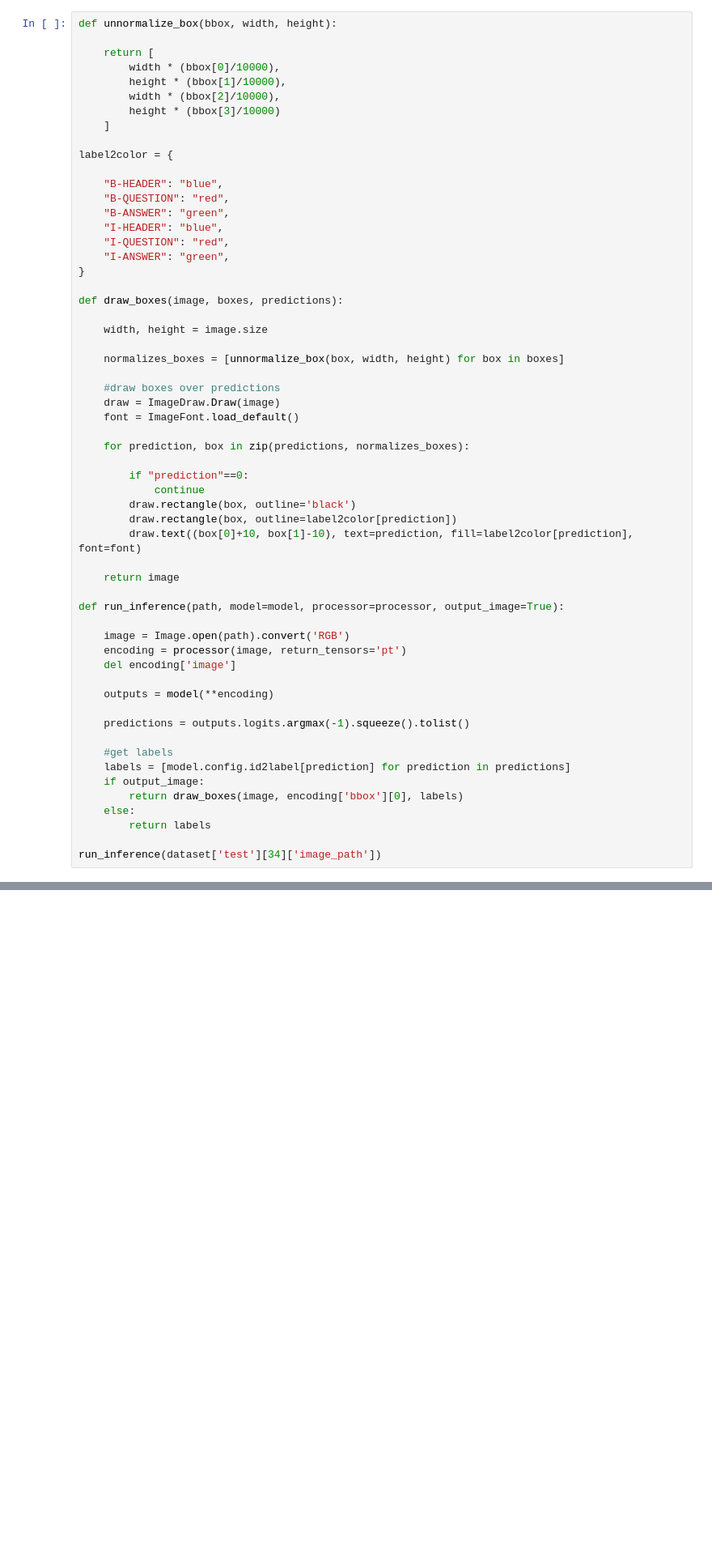
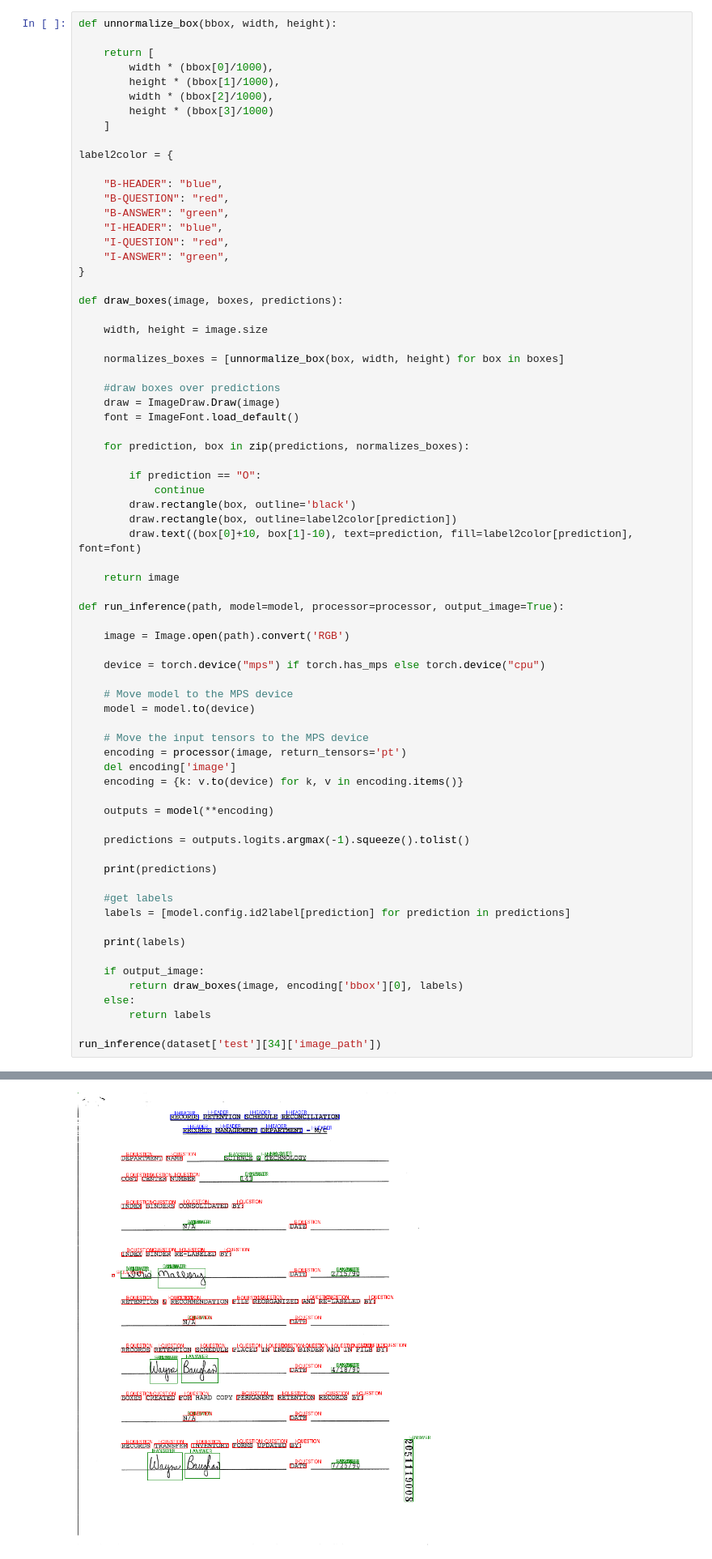
Before and after one commit to VomV/NLP, a Jupyter notebook: Cookbooks/layoutLM_doc_clf.ipynb, the cells around one changed output, grey strips where cells are left out. Shown at 81% size. Saved outputs shown, nothing was run; the diff lists cells and outputs as text; blank space fills up the shorter version.

```diff
--- a/Cookbooks/layoutLM_doc_clf.ipynb
+++ b/Cookbooks/layoutLM_doc_clf.ipynb
@@ -180,10 +181,10 @@ Inference
 def unnormalize_box(bbox, width, height):
 
     return [
-        width * (bbox[0]/10000),
-        height * (bbox[1]/10000),
-        width * (bbox[2]/10000),
-        height * (bbox[3]/10000)
+        width * (bbox[0]/1000),
+        height * (bbox[1]/1000),
+        width * (bbox[2]/1000),
+        height * (bbox[3]/1000)
     ]
 
 label2color = {
@@ -208,7 +209,7 @@ def draw_boxes(image, boxes, predictions):
 
     for prediction, box in zip(predictions, normalizes_boxes):
 
-        if "prediction"==0:
+        if prediction == "O":
             continue
         draw.rectangle(box, outline='black')
         draw.rectangle(box, outline=label2color[prediction])
@@ -219,15 +220,28 @@ def draw_boxes(image, boxes, predictions):
 def run_inference(path, model=model, processor=processor, output_image=True):
 
     image = Image.open(path).convert('RGB')
+
+    device = torch.device("mps") if torch.has_mps else torch.device("cpu")
+
+    # Move model to the MPS device
+    model = model.to(device)
+
+    # Move the input tensors to the MPS device
     encoding = processor(image, return_tensors='pt')
     del encoding['image']
+    encoding = {k: v.to(device) for k, v in encoding.items()}
 
     outputs = model(**encoding)
 
     predictions = outputs.logits.argmax(-1).squeeze().tolist()
 
+    print(predictions)
+
     #get labels
     labels = [model.config.id2label[prediction] for prediction in predictions]
+
+    print(labels)
+
     if output_image:
         return draw_boxes(image, encoding['bbox'][0], labels)
     else:
@@ -238,0 +258 @@ NameError: name 'model' is not defined
+[figure, added]
```
Also changed, not shown: parts of 3 cells of this notebook.
